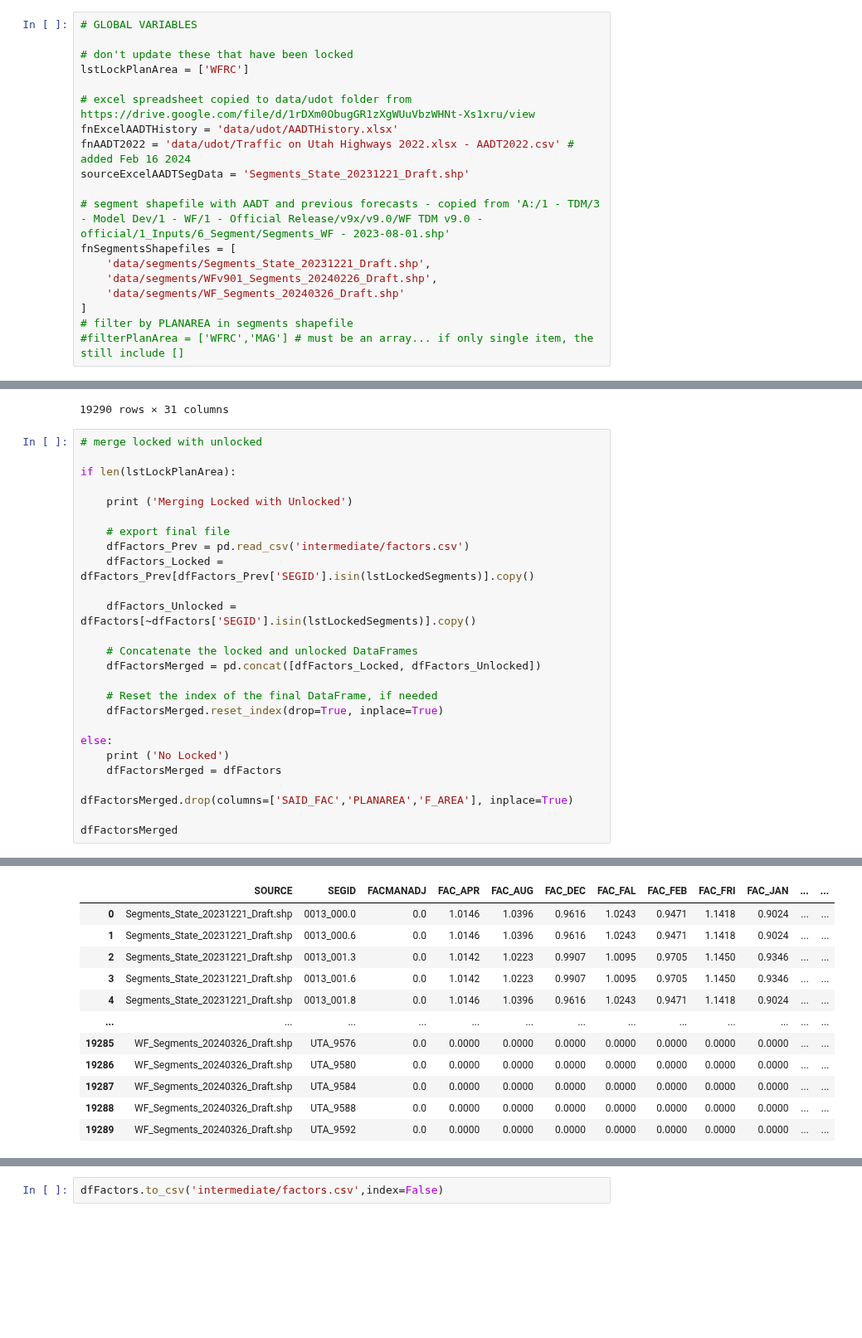
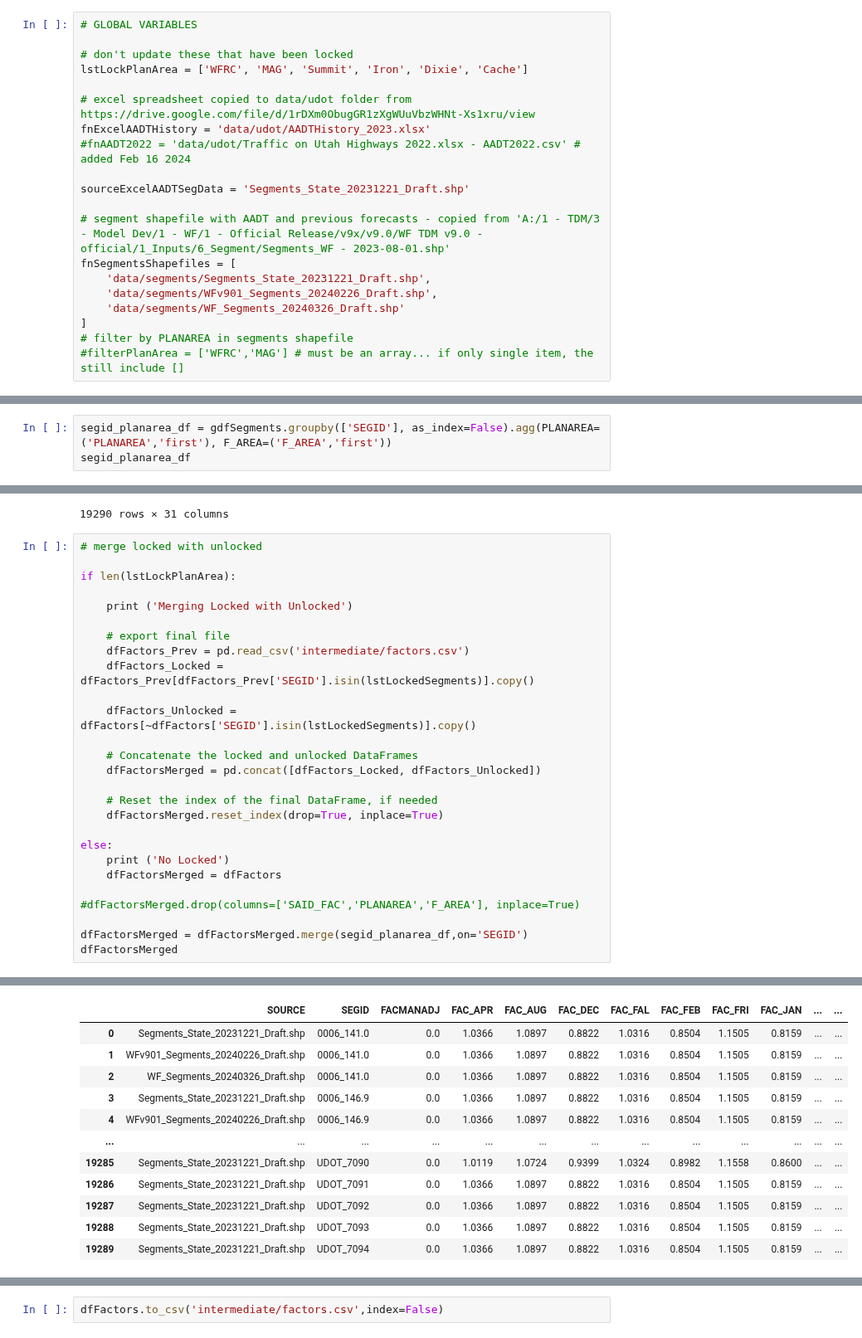
Before and after one commit to WFRCAnalytics/Traffic-Volume-Forecasts, a Jupyter notebook: 1-Get-Historic-Data-and-Factors.ipynb, the cells around one changed output, grey strips where cells are left out. Shown at 83% size. Saved outputs shown, nothing was run; the diff lists cells and outputs as text; blank space fills up the shorter version.

```diff
--- a/1-Get-Historic-Data-and-Factors.ipynb
+++ b/1-Get-Historic-Data-and-Factors.ipynb
@@ -8,11 +8,12 @@ import numpy as np
 # GLOBAL VARIABLES
 
 # don't update these that have been locked
-lstLockPlanArea = ['WFRC']
+lstLockPlanArea = ['WFRC', 'MAG', 'Summit', 'Iron', 'Dixie', 'Cache']
 
 # excel spreadsheet copied to data/udot folder from https://drive.google.com/file/d/1rDXm0ObugGR1zXgWUuVbzWHNt-Xs1xru/view
-fnExcelAADTHistory = 'data/udot/AADTHistory.xlsx'
-fnAADT2022 = 'data/udot/Traffic on Utah Highways 2022.xlsx - AADT2022.csv' # added Feb 16 2024
+fnExcelAADTHistory = 'data/udot/AADTHistory_2023.xlsx'
+#fnAADT2022 = 'data/udot/Traffic on Utah Highways 2022.xlsx - AADT2022.csv' # added Feb 16 2024
+
 sourceExcelAADTSegData = 'Segments_State_20231221_Draft.shp'
 
 # segment shapefile with AADT and previous forecasts - copied from 'A:/1 - TDM/3 - Model Dev/1 - WF/1 - Official Release/v9x/v9.0/WF TDM v9.0 - official/1_Inputs/6_Segment/Segments_WF - 2023-08-01.shp'
@@ -56,3 +57,6 @@ gdfSegments.to_csv('intermediate/segments.gdf')
 | 5342 | 0 | UTA_9560 | 0.000 | 0.000 | 3.607666 | WFRC | 0.0 | 1.0 | 35.0 | NaN | ... |
 19290 rows × 123 columns
 ['Id', 'SEGID', 'BMP', 'EMP', 'DISTANCE', 'PLANAREA', 'AADT2019', 'SUBAREAID', 'CO_FIPS', 'F_AREA', 'CCSGROUP19', 'FACMANADJ', 'FAC_APR', 'FAC_AUG', 'FAC_DEC', 'FAC_FAL', 'FAC_FEB', 'FAC_FRI', 'FAC_JA ...
+# %%
+segid_planarea_df = gdfSegments.groupby(['SEGID'], as_index=False).agg(PLANAREA=('PLANAREA','first'), F_AREA=('F_AREA','first'))
+segid_planarea_df
@@ -633,40 +605,41 @@ dfFactors
 # %%
 # merge locked with unlocked
 
 if len(lstLockPlanArea):
 
     print ('Merging Locked with Unlocked')
 
     # export final file
     dfFactors_Prev = pd.read_csv('intermediate/factors.csv')
     dfFactors_Locked = dfFactors_Prev[dfFactors_Prev['SEGID'].isin(lstLockedSegments)].copy()
 
     dfFactors_Unlocked = dfFactors[~dfFactors['SEGID'].isin(lstLockedSegments)].copy()
 
     # Concatenate the locked and unlocked DataFrames
     dfFactorsMerged = pd.concat([dfFactors_Locked, dfFactors_Unlocked])
 
     # Reset the index of the final DataFrame, if needed
     dfFactorsMerged.reset_index(drop=True, inplace=True)
 
 else:
     print ('No Locked')
     dfFactorsMerged = dfFactors
 
-dfFactorsMerged.drop(columns=['SAID_FAC','PLANAREA','F_AREA'], inplace=True)
+#dfFactorsMerged.drop(columns=['SAID_FAC','PLANAREA','F_AREA'], inplace=True)
 
+dfFactorsMerged = dfFactorsMerged.merge(segid_planarea_df,on='SEGID')
 dfFactorsMerged
 # %% [output]
 Merging Locked with Unlocked
 |  | SOURCE | SEGID | FACMANADJ | FAC_APR | FAC_AUG | FAC_DEC | FAC_FAL | FAC_FEB | FAC_FRI | FAC_JAN | ... | ... |
-| 0 | Segments_State_20231221_Draft.shp | 0013_000.0 | 0.0 | 1.0146 | 1.0396 | 0.9616 | 1.0243 | 0.9471 | 1.1418 | 0.9024 | ... | ... |
-| 1 | Segments_State_20231221_Draft.shp | 0013_000.6 | 0.0 | 1.0146 | 1.0396 | 0.9616 | 1.0243 | 0.9471 | 1.1418 | 0.9024 | ... | ... |
-| 2 | Segments_State_20231221_Draft.shp | 0013_001.3 | 0.0 | 1.0142 | 1.0223 | 0.9907 | 1.0095 | 0.9705 | 1.1450 | 0.9346 | ... | ... |
-| 3 | Segments_State_20231221_Draft.shp | 0013_001.6 | 0.0 | 1.0142 | 1.0223 | 0.9907 | 1.0095 | 0.9705 | 1.1450 | 0.9346 | ... | ... |
-| 4 | Segments_State_20231221_Draft.shp | 0013_001.8 | 0.0 | 1.0146 | 1.0396 | 0.9616 | 1.0243 | 0.9471 | 1.1418 | 0.9024 | ... | ... |
+| 0 | Segments_State_20231221_Draft.shp | 0006_141.0 | 0.0 | 1.0366 | 1.0897 | 0.8822 | 1.0316 | 0.8504 | 1.1505 | 0.8159 | ... | ... |
+| 1 | WFv901_Segments_20240226_Draft.shp | 0006_141.0 | 0.0 | 1.0366 | 1.0897 | 0.8822 | 1.0316 | 0.8504 | 1.1505 | 0.8159 | ... | ... |
+| 2 | WF_Segments_20240326_Draft.shp | 0006_141.0 | 0.0 | 1.0366 | 1.0897 | 0.8822 | 1.0316 | 0.8504 | 1.1505 | 0.8159 | ... | ... |
+| 3 | Segments_State_20231221_Draft.shp | 0006_146.9 | 0.0 | 1.0366 | 1.0897 | 0.8822 | 1.0316 | 0.8504 | 1.1505 | 0.8159 | ... | ... |
+| 4 | WFv901_Segments_20240226_Draft.shp | 0006_146.9 | 0.0 | 1.0366 | 1.0897 | 0.8822 | 1.0316 | 0.8504 | 1.1505 | 0.8159 | ... | ... |
 | ... | ... | ... | ... | ... | ... | ... | ... | ... | ... | ... | ... | ... |
-| 19285 | WF_Segments_20240326_Draft.shp | UTA_9576 | 0.0 | 0.0000 | 0.0000 | 0.0000 | 0.0000 | 0.0000 | 0.0000 | 0.0000 | ... | ... |
-| 19286 | WF_Segments_20240326_Draft.shp | UTA_9580 | 0.0 | 0.0000 | 0.0000 | 0.0000 | 0.0000 | 0.0000 | 0.0000 | 0.0000 | ... | ... |
-| 19287 | WF_Segments_20240326_Draft.shp | UTA_9584 | 0.0 | 0.0000 | 0.0000 | 0.0000 | 0.0000 | 0.0000 | 0.0000 | 0.0000 | ... | ... |
-| 19288 | WF_Segments_20240326_Draft.shp | UTA_9588 | 0.0 | 0.0000 | 0.0000 | 0.0000 | 0.0000 | 0.0000 | 0.0000 | 0.0000 | ... | ... |
-| 19289 | WF_Segments_20240326_Draft.shp | UTA_9592 | 0.0 | 0.0000 | 0.0000 | 0.0000 | 0.0000 | 0.0000 | 0.0000 | 0.0000 | ... | ... |
+| 19285 | Segments_State_20231221_Draft.shp | UDOT_7090 | 0.0 | 1.0119 | 1.0724 | 0.9399 | 1.0324 | 0.8982 | 1.1558 | 0.8600 | ... | ... |
+| 19286 | Segments_State_20231221_Draft.shp | UDOT_7091 | 0.0 | 1.0366 | 1.0897 | 0.8822 | 1.0316 | 0.8504 | 1.1505 | 0.8159 | ... | ... |
+| 19287 | Segments_State_20231221_Draft.shp | UDOT_7092 | 0.0 | 1.0366 | 1.0897 | 0.8822 | 1.0316 | 0.8504 | 1.1505 | 0.8159 | ... | ... |
+| 19288 | Segments_State_20231221_Draft.shp | UDOT_7093 | 0.0 | 1.0366 | 1.0897 | 0.8822 | 1.0316 | 0.8504 | 1.1505 | 0.8159 | ... | ... |
+| 19289 | Segments_State_20231221_Draft.shp | UDOT_7094 | 0.0 | 1.0366 | 1.0897 | 0.8822 | 1.0316 | 0.8504 | 1.1505 | 0.8159 | ... | ... |
```
Also changed, not shown: parts of 18 cells of this notebook, 36 other files.
